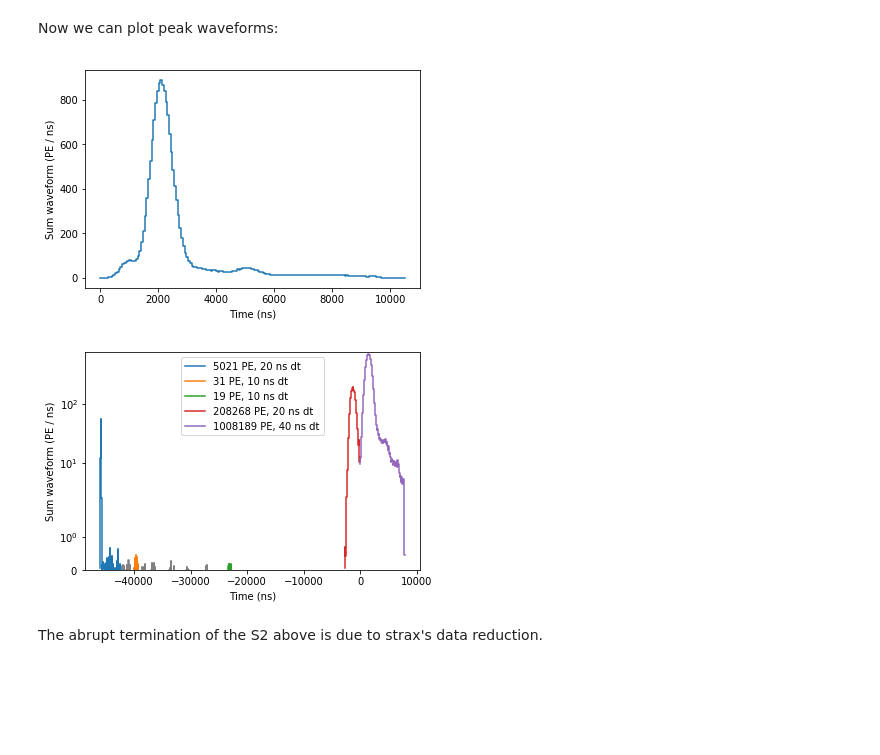
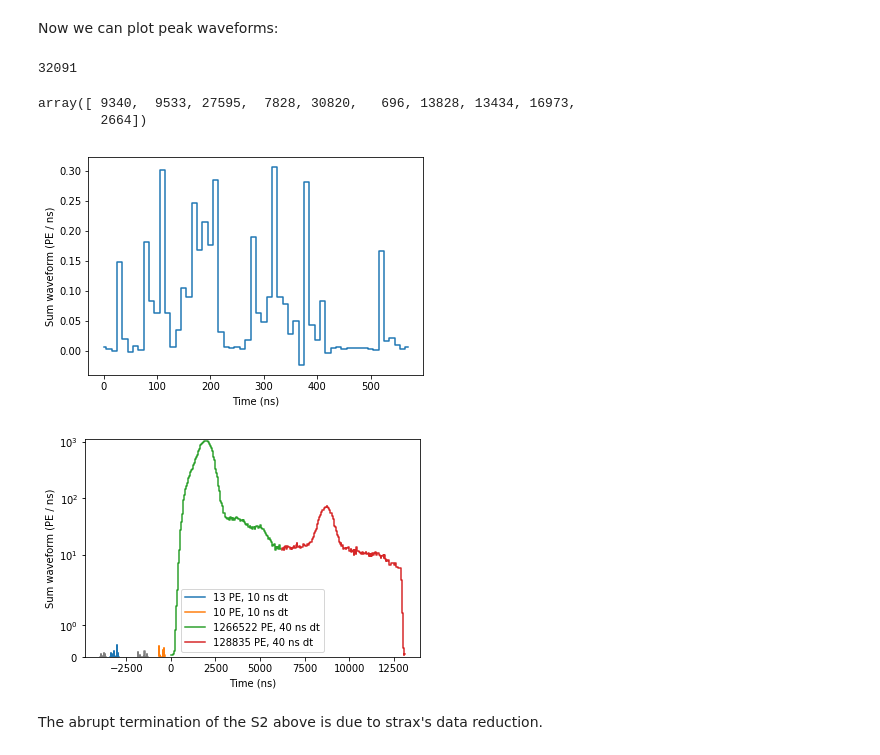
Before and after one commit to XENONnT/straxen, a Jupyter notebook: notebooks/tutorials/strax_demo.ipynb, the cells around one changed output. Cells and saved outputs as stored; diff of their text form; code cells hidden in the pictures; blank space fills up the shorter version.

```diff
--- a/notebooks/tutorials/strax_demo.ipynb
+++ b/notebooks/tutorials/strax_demo.ipynb
@@ -162,6 +157,15 @@ type(peaks), peaks.dtype.names
   'n_saturated_channels'))
 # %% [markdown]
 Now we can plot peak waveforms:
+# %%
+len(peaks)
+# %% [output]
+32091
+# %%
+np.argsort(peaks['area'])[::-1][:10]
+# %% [output]
+array([ 9340,  9533, 27595,  7828, 30820,   696, 13828, 13434, 16973,
+        2664])
 # %%
 def plot_peak(p, t0=None, **kwargs):
     n = p['length']
@@ -174,30 +178,31 @@ def plot_peak(p, t0=None, **kwargs):
     plt.xlabel("Time (ns)")
     plt.ylabel("Sum waveform (PE / ns)")
 
-plot_peak(peaks[3141])
+#plot_peak(peaks[3141])
+plot_peak(peaks[9100])
 # %% [output]
-[figure, old version]
+[figure, new version]
 # %%
 def plot_peaks(main_i, n_before=0, n_after=0, label_threshold=0):
     for i in main_i + np.arange(-n_before, n_after + 1):
         p = peaks[i]
         label = None
         if p['area'] > label_threshold:
             label = '%d PE, %d ns dt' % (p['area'], p['dt'], )
             color = None
         else:
             color = 'gray'
         plot_peak(p,
                   t0=peaks[main_i]['time'],
                   label=label,
                   color=color)
     plt.ylim(0, None)
     plt.legend(loc='best')
     plt.yscale('symlog')
 
-plot_peaks(23607, n_after=0, n_before=13, label_threshold=10)
+plot_peaks(27595, n_after=1, n_before=4, label_threshold=10)
 # %% [output]
-[figure, old version]
+[figure, new version]
 # %% [markdown]
 The abrupt termination of the S2 above is due to strax's data reduction.
 # %% [markdown]
```
Also changed, not shown: parts of 8 cells of this notebook, 2 other files.
